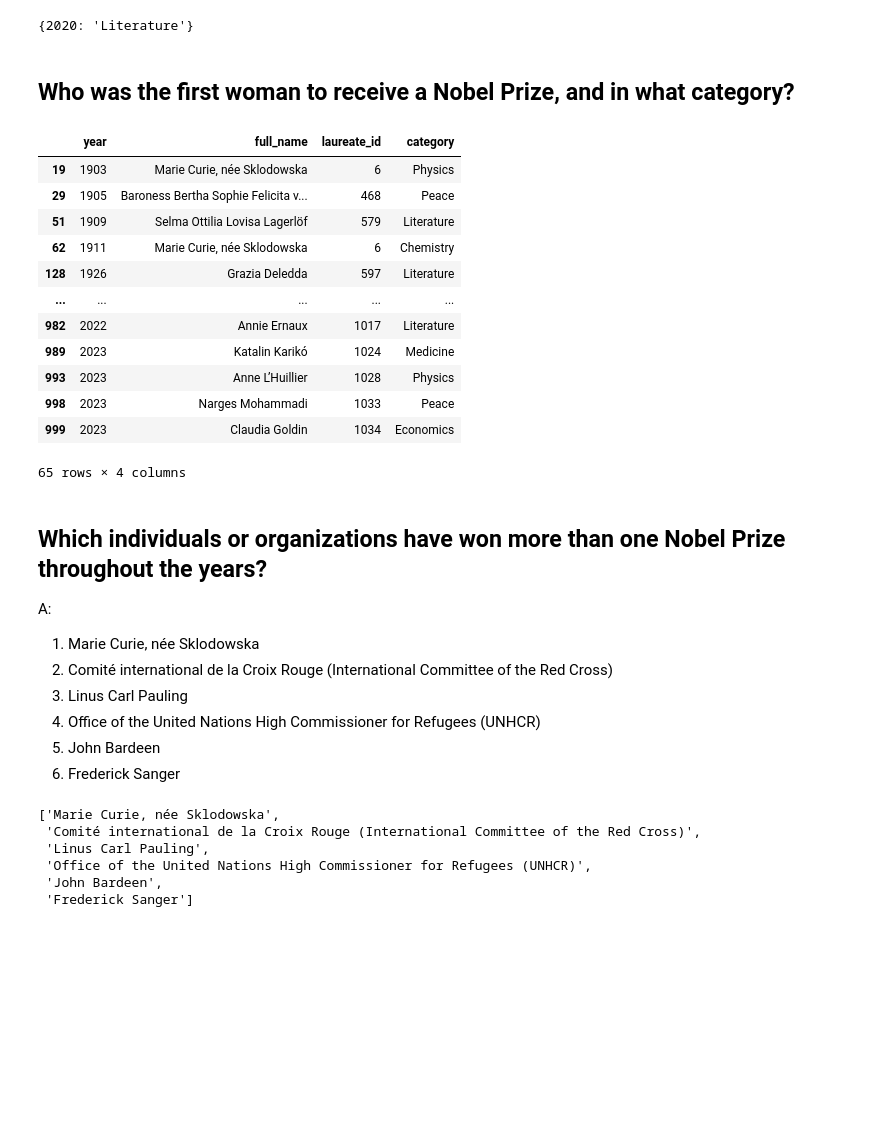
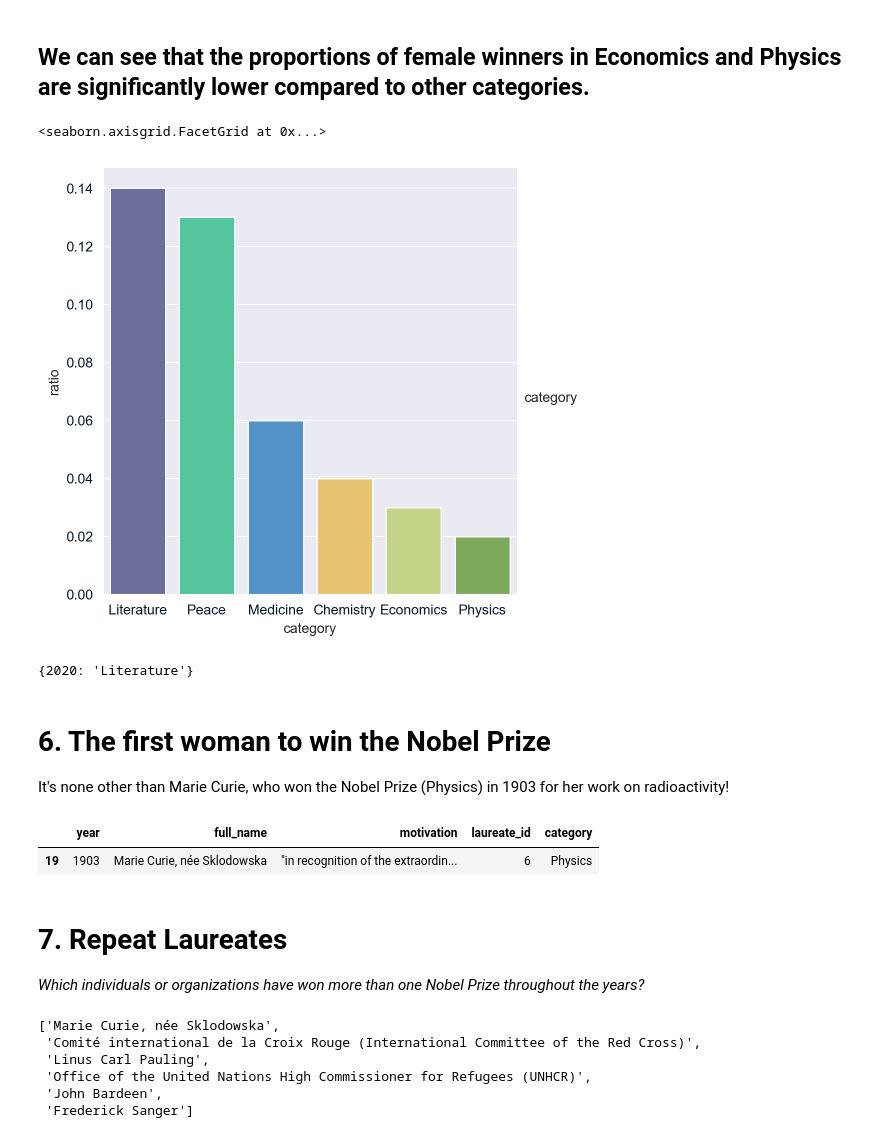
Before and after one commit to nawtktqt/Python-projects, a Jupyter notebook: Nobel Prize Winners/Nobel Prize.ipynb, the cells around one changed output. Saved outputs shown, nothing was run; the diff lists cells and outputs as text; code cells hidden in the pictures; blank space fills up the shorter version.

```diff
--- a/Nobel Prize Winners/Nobel Prize.ipynb
+++ b/Nobel Prize Winners/Nobel Prize.ipynb
@@ -230,3 +245,26 @@ Name: prize, dtype: float64
+# %% [markdown]
+## We can see that the proportions of female winners in Economics and Physics are significantly lower compared to other categories.
+# %%
+#group by category to count total winners
+category_counts = nobel.groupby('category')['prize'].count()
+
+#count of female winners grouped by category
+female_category_counts = female_nob.groupby('category')['prize'].count()
+
+# Compute for the ratio
+female_ratio_2 = round(female_category_counts / category_counts, 2)
+female_ratio_2.dropna(inplace=True)
+
+# Reset index and rename the column
+female_ratio_2 = female_ratio_2.reset_index(name='ratio')
+female_ratio_2 = female_ratio_2.sort_values(by='ratio', ascending=False)
+
+#plotting
+
+sns.catplot(x='category', y='ratio', data=female_ratio_2, kind='bar', hue='category')
+# %% [output]
+<seaborn.axisgrid.FacetGrid at 0x...>
+[figure, added]
 # %%
 #Create a dictionary! :D
 
@@ -238,25 +276,12 @@ max_female_dict
 # %% [output]
 {2020: 'Literature'}
 # %% [markdown]
-## Who was the first woman to receive a Nobel Prize, and in what category?
+# 6. The first woman to win the Nobel Prize
+
+ It's none other than Marie Curie, who won the Nobel Prize (Physics) in 1903 for her work on radioactivity!
-# %%
-first_woman = female_nob[['year', 'full_name', 'laureate_id', 'category']]
-first_woman
-# %% [output]
-|  | year | full_name | laureate_id | category |
-| 19 | 1903 | Marie Curie, née Sklodowska | 6 | Physics |
-| 29 | 1905 | Baroness Bertha Sophie Felicita v... | 468 | Peace |
-| 51 | 1909 | Selma Ottilia Lovisa Lagerlöf | 579 | Literature |
-| 62 | 1911 | Marie Curie, née Sklodowska | 6 | Chemistry |
-| 128 | 1926 | Grazia Deledda | 597 | Literature |
-| ... | ... | ... | ... | ... |
-| 982 | 2022 | Annie Ernaux | 1017 | Literature |
-| 989 | 2023 | Katalin Karikó | 1024 | Medicine |
-| 993 | 2023 | Anne L’Huillier | 1028 | Physics |
-| 998 | 2023 | Narges Mohammadi | 1033 | Peace |
-| 999 | 2023 | Claudia Goldin | 1034 | Economics |
-65 rows × 4 columns
 # %%
+first_woman = female_nob[['year', 'full_name', 'motivation','laureate_id', 'category']]
+
 #get the traits of the first woman first, lowest year and lowest laureate id
 
 traits = first_woman[(first_woman['laureate_id'] == first_woman['laureate_id'].min()) & (first_woman['year'] == first_woman['year'].min())]
@@ -267,15 +292,15 @@ first_woman_name = traits['full_name'].iloc[0] #adding iloc to make the output a
 
 #category
 first_woman_category = traits['category'].iloc[0]
+
+first_woman.head(1)
+# %% [output]
+|  | year | full_name | motivation | laureate_id | category |
+| 19 | 1903 | Marie Curie, née Sklodowska | "in recognition of the extraordin... | 6 | Physics |
 # %% [markdown]
-## Which individuals or organizations have won more than one Nobel Prize throughout the years?
-A:
-1.    Marie Curie, née Sklodowska
-2.    Comité international de la Croix Rouge (International Committee of the Red Cross)
-3.    Linus Carl Pauling
-4.    Office of the United Nations High Commissioner for Refugees (UNHCR)
-5.    John Bardeen
-6.    Frederick Sanger
+# 7. Repeat Laureates
+
+_Which individuals or organizations have won more than one Nobel Prize throughout the years?_
 # %%
 #get repeating names
 
```
Also changed, not shown: parts of 24 cells of this notebook.
